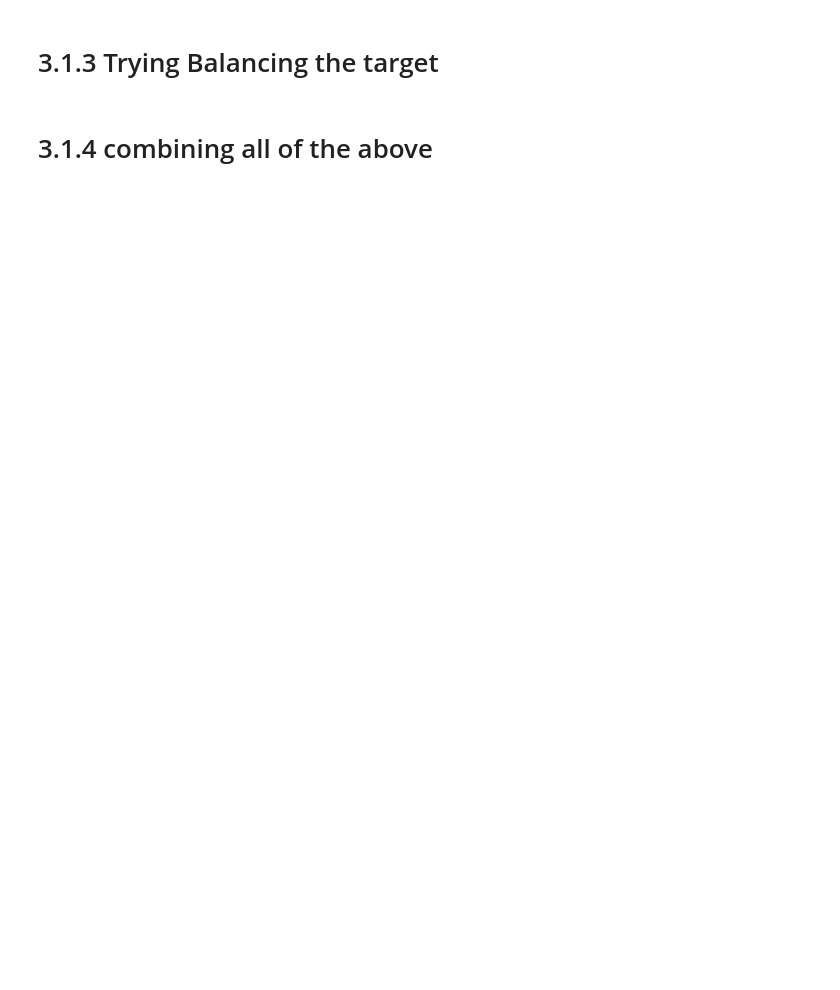
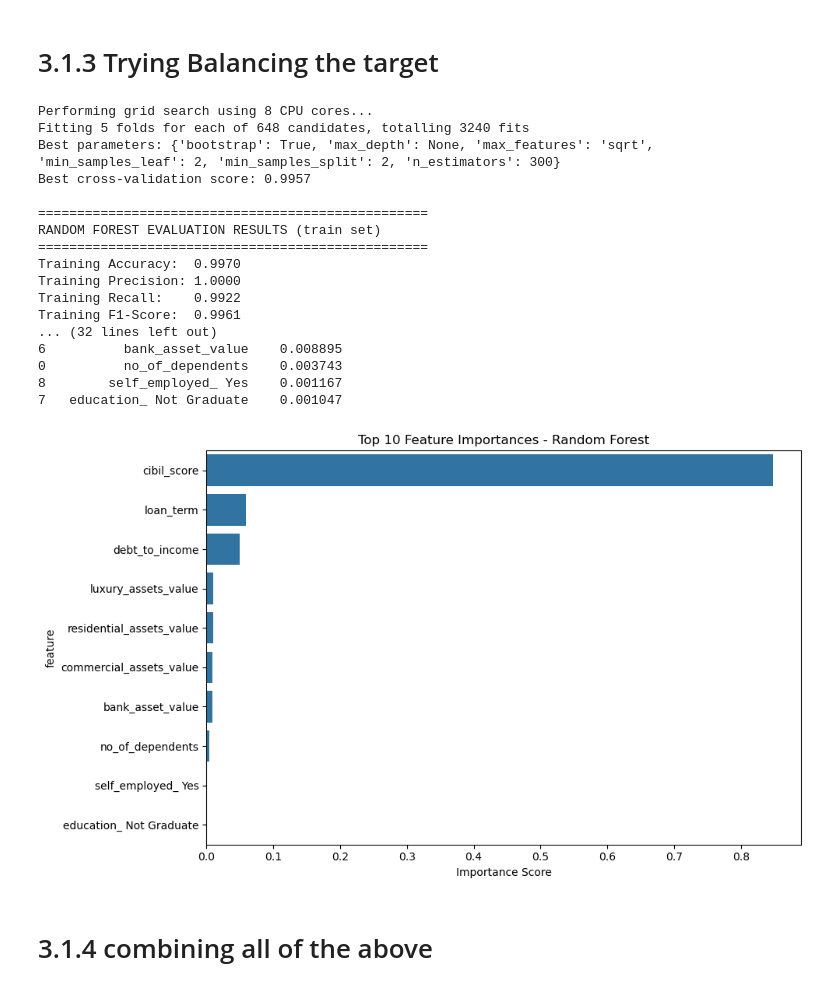
Before and after one commit to omar-desouki/Loan-Approval-Prediction-Description-elevvo, a Jupyter notebook: main.ipynb, the cells around one changed output. Drawn from its saved outputs; the diff is of its cells as text; code cells hidden in the pictures; blank space fills up the shorter version.

```diff
--- a/main.ipynb
+++ b/main.ipynb
@@ -693,20 +738,39 @@ train_logistic_regression(X, y, grid_search=True)
 # 3.1.3 Trying Balancing the target
 # %%
 # trying balancing the target
-train_logistic_regression(X, y, grid_search=True, balanced='balanced')
+train_random_forest(X, y, grid_search=True, balanced='balanced')
 
 #insights:
 # best initial model
-# Accuracy:  0.9210
-# Precision: 0.8892
-# Recall:    0.9031
-# F1-Score:  0.8961
+# Accuracy:  0.9858
+# Precision: 0.9843
+# Recall:    0.9781
+# F1-Score:  0.9812
 
-# model after balancing target -> better model
-# Accuracy:  0.9281
-# Precision: 0.8689
-# Recall:    0.9531
-# F1-Score:  0.9091
+# model after balancing target -> same results as the model after feature engineering
+# Accuracy:  0.9941
+# Precision: 1.0000
+# Recall:    0.9844
+# F1-Score:  0.9921
+# %% [output]
+Performing grid search using 8 CPU cores...
+Fitting 5 folds for each of 648 candidates, totalling 3240 fits
+Best parameters: {'bootstrap': True, 'max_depth': None, 'max_features': 'sqrt', 'min_samples_leaf': 2, 'min_samples_split': 2, 'n_estimators': 300}
+Best cross-validation score: 0.9957
+
+==================================================
+RANDOM FOREST EVALUATION RESULTS (train set)
+==================================================
+Training Accuracy:  0.9970
+Training Precision: 1.0000
+Training Recall:    0.9922
+Training F1-Score:  0.9961
+... (32 lines left out)
+6          bank_asset_value    0.008895
+0          no_of_dependents    0.003743
+8        self_employed_ Yes    0.001167
+7   education_ Not Graduate    0.001047
+[figure, added]
 # %% [markdown]
 # 3.1.4 combining all of the above
 # %%
```
Also changed, not shown: parts of 11 cells of this notebook, 1 other file.
